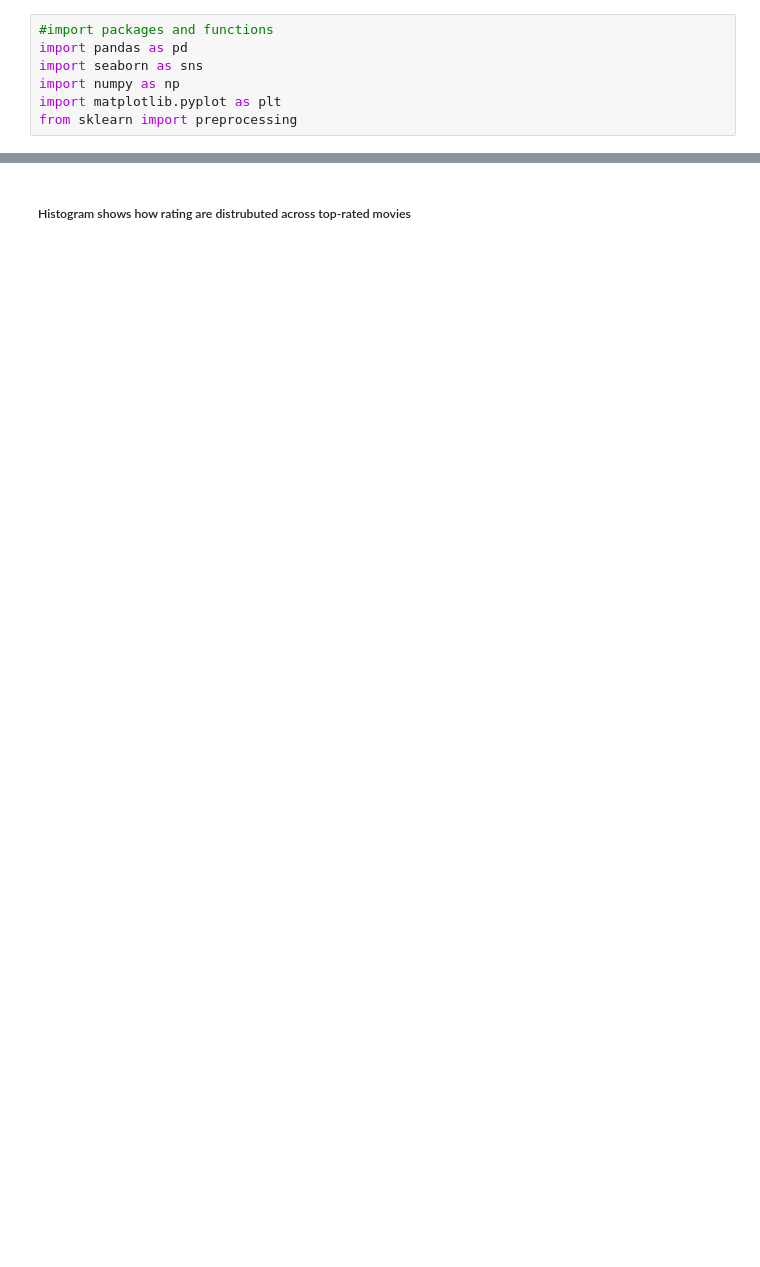
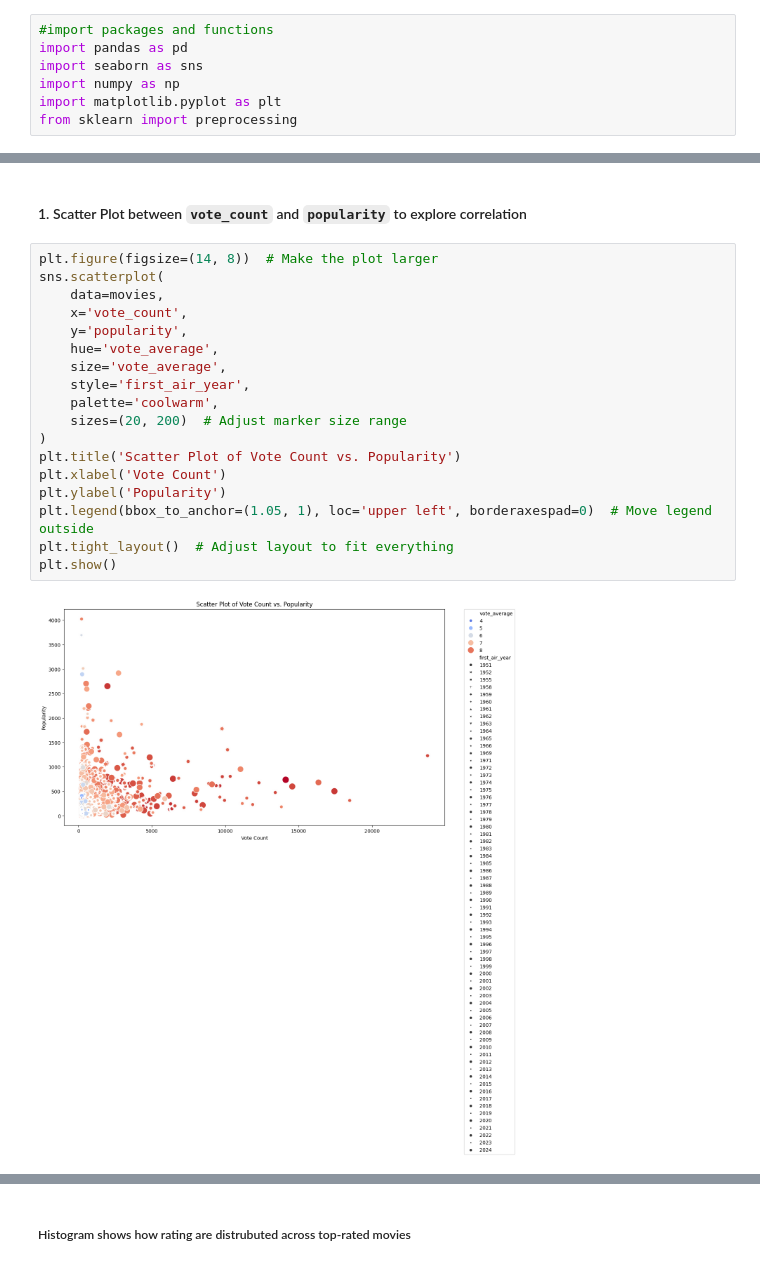
Before and after one commit to slothnojutsu/tripletreat, a Jupyter notebook: Exploration.ipynb, the cells around one changed output, grey strips where cells are left out. Drawn from its saved outputs; the diff is of its cells as text; blank space fills up the shorter version.

```diff
--- a/Exploration.ipynb
+++ b/Exploration.ipynb
@@ -146,0 +180,22 @@ imdb.describe(include="all")
+# %% [markdown]
+#### 1. Scatter Plot between `vote_count` and `popularity` to explore correlation
+# %%
+plt.figure(figsize=(14, 8))  # Make the plot larger
+sns.scatterplot(
+    data=movies,
+    x='vote_count',
+    y='popularity',
+    hue='vote_average',
+    size='vote_average',
+    style='first_air_year',
+    palette='coolwarm',
+    sizes=(20, 200)  # Adjust marker size range
+)
+plt.title('Scatter Plot of Vote Count vs. Popularity')
+plt.xlabel('Vote Count')
+plt.ylabel('Popularity')
+plt.legend(bbox_to_anchor=(1.05, 1), loc='upper left', borderaxespad=0)  # Move legend outside
+plt.tight_layout()  # Adjust layout to fit everything
+plt.show()
+# %% [output]
+[figure, added]
```
Also changed, not shown: parts of 85 cells of this notebook.
